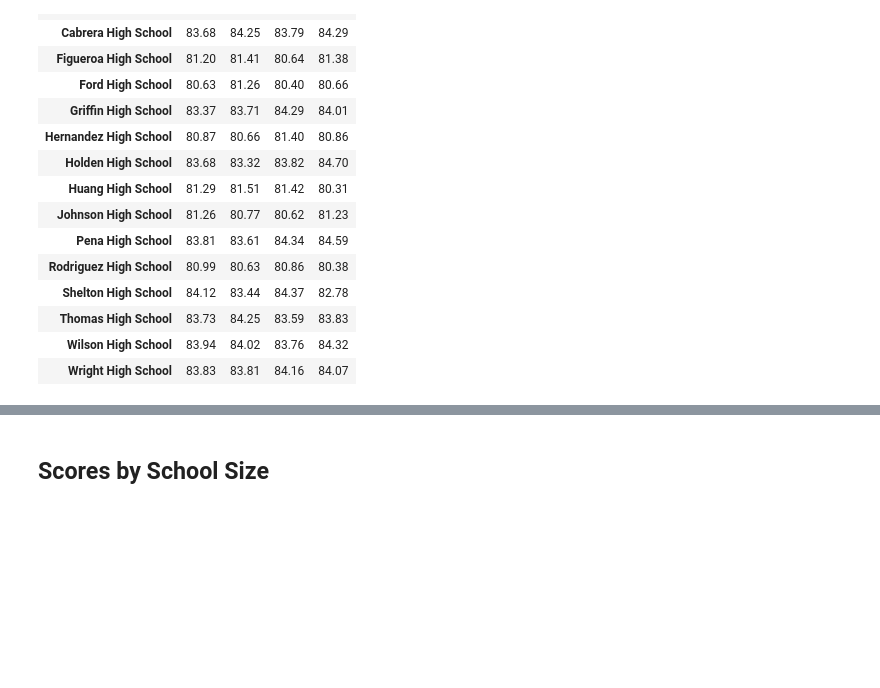
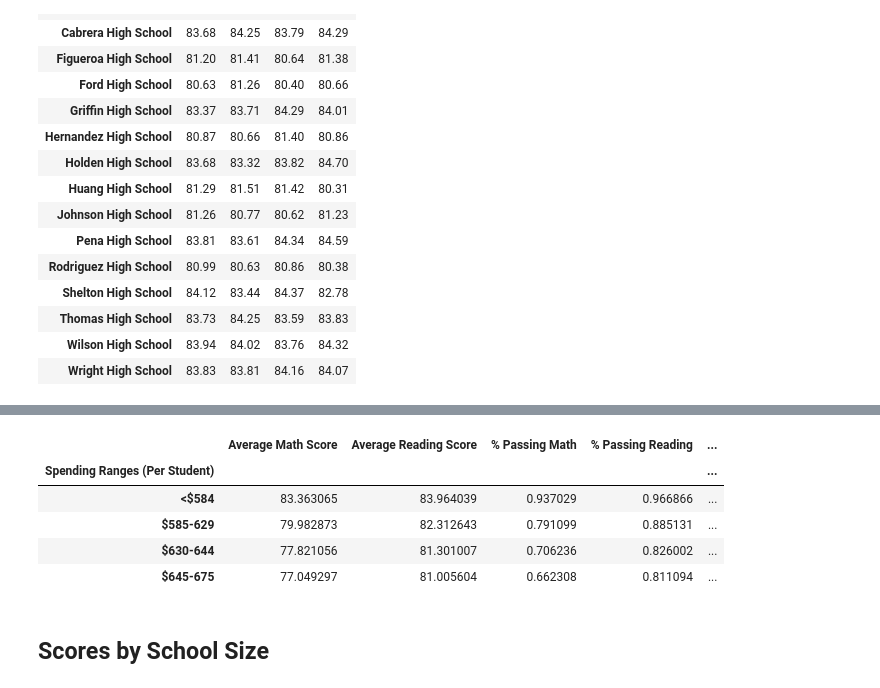
Before and after one commit to drjulie2105/pandas-challenge, a Jupyter notebook: PyCitySchools/PyCitySchools_starter.ipynb, the cells around one changed output, grey strips where cells are left out. Cells and saved outputs as stored; diff of their text form; code cells hidden in the pictures; blank space fills up the shorter version.

Commit message:
Updated through Spending Ranges Table

```diff
--- a/PyCitySchools/PyCitySchools_starter.ipynb
+++ b/PyCitySchools/PyCitySchools_starter.ipynb
@@ -323,3 +319,27 @@ reading_by_grade
+# %%
+pass_math_spending_percent=pass_math_spending/spending_ranges["student_name"].count()
+# %%
+pass_read_spending=school_data_complete[school_data_complete["reading_score"]>=70].groupby("Spending Ranges (Per Student)")["student_name"].count()
+# %%
+pass_read_spending_percent=pass_read_spending/spending_ranges["student_name"].count()
+# %%
+overall_passing=school_data_complete[(school_data_complete["math_score"]>=70) & (school_data_complete["reading_score"]>=70)].groupby("Spending Ranges (Per Student)")["student_name"].count()/spending_ranges["student_name"].count()
+# %%
+scores_per_spending_range=pd.DataFrame({
+                    "Average Math Score": average_math_score_spending,
+                    "Average Reading Score": average_reading_score_spending,
+                    "% Passing Math": pass_math_spending_percent,
+                    "% Passing Reading": pass_read_spending_percent,
+                    "Overall Passing Rate": overall_passing
+})
+scores_per_spending_range
+# %% [output]
+|  | Average Math Score | Average Reading Score | % Passing Math | % Passing Reading | ... |
+| Spending Ranges (Per Student) |  |  |  |  | ... |
+| <$584 | 83.363065 | 83.964039 | 0.937029 | 0.966866 | ... |
+| $585-629 | 79.982873 | 82.312643 | 0.791099 | 0.885131 | ... |
+| $630-644 | 77.821056 | 81.301007 | 0.706236 | 0.826002 | ... |
+| $645-675 | 77.049297 | 81.005604 | 0.662308 | 0.811094 | ... |
 # %% [markdown]
 ## Scores by School Size
 # %% [markdown]
```
Also changed, not shown: parts of 8 cells of this notebook.
